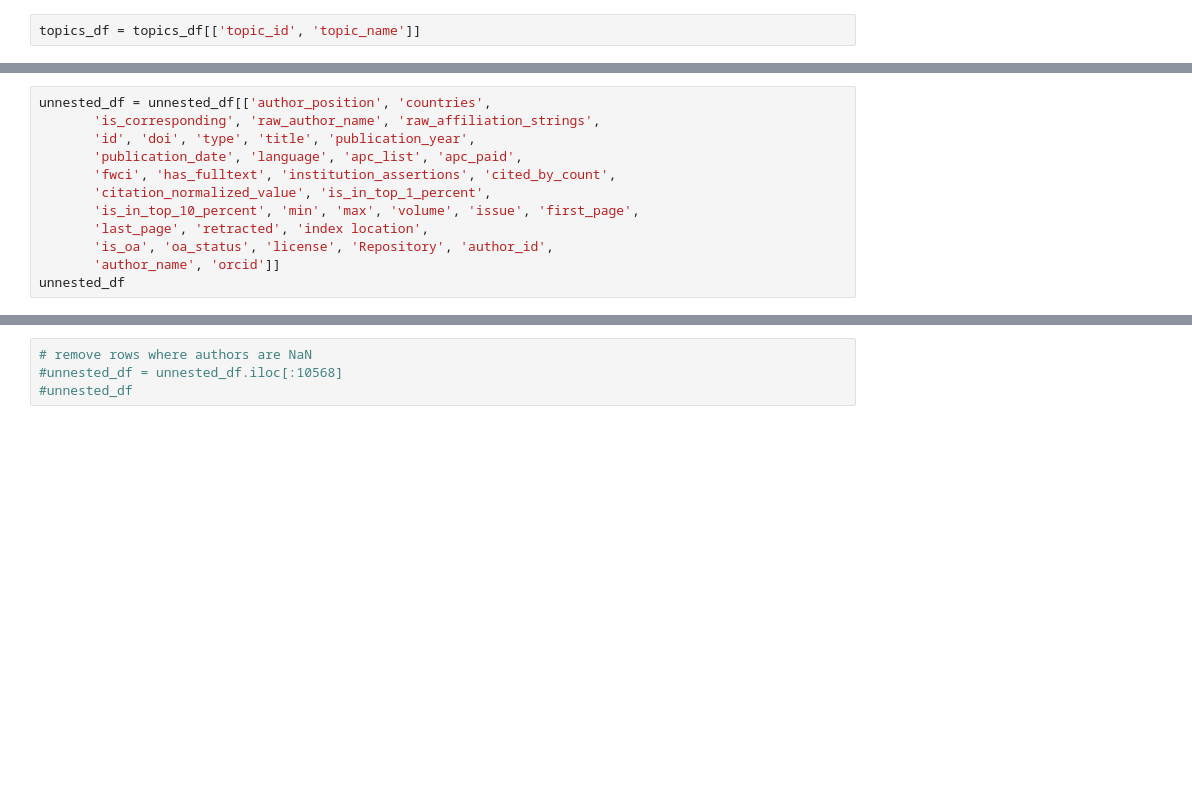
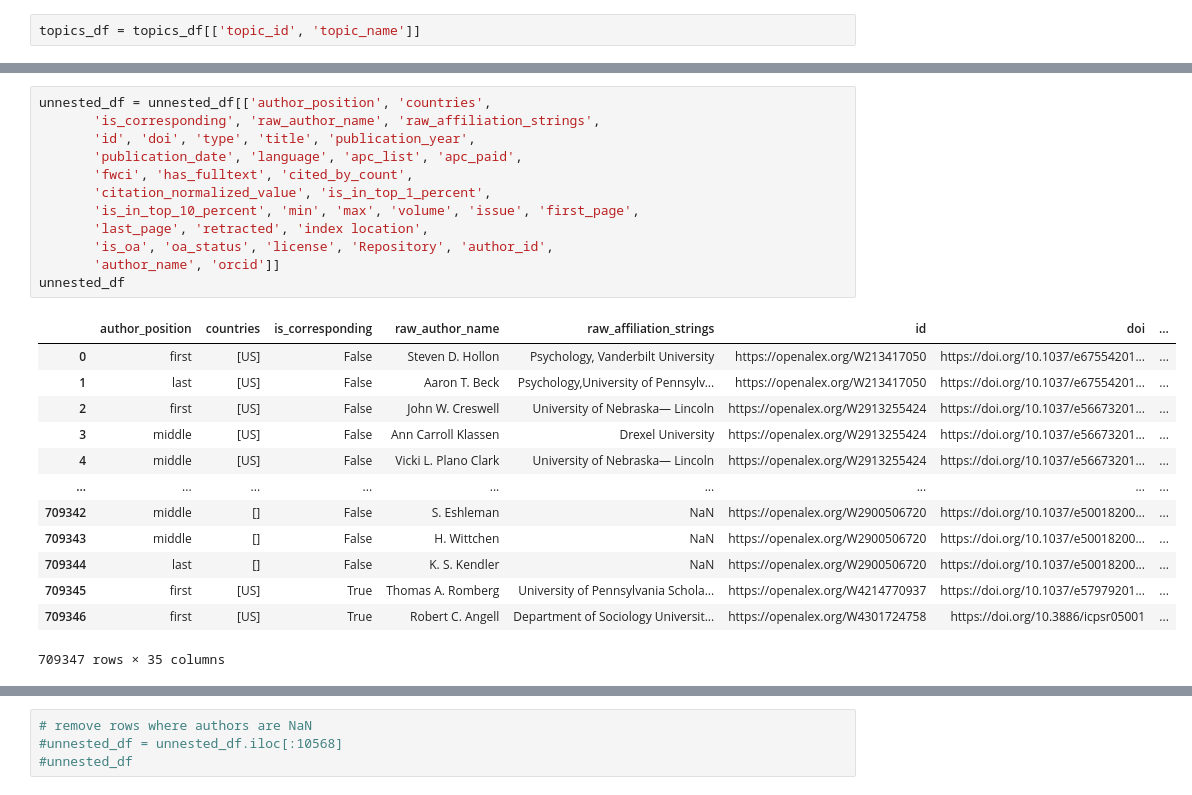
Before and after one commit to senderrr/OpenAlex, a Jupyter notebook: OpenAlex.ipynb, the cells around one changed output, grey strips where cells are left out. Drawn from its saved outputs; the diff is of its cells as text; blank space fills up the shorter version.

```diff
--- a/OpenAlex.ipynb
+++ b/OpenAlex.ipynb
@@ -267,15 +525,29 @@ unnested_df.columns
 # %%
 unnested_df = unnested_df[['author_position', 'countries',
        'is_corresponding', 'raw_author_name', 'raw_affiliation_strings',
        'id', 'doi', 'type', 'title', 'publication_year',
        'publication_date', 'language', 'apc_list', 'apc_paid',
-       'fwci', 'has_fulltext', 'institution_assertions', 'cited_by_count',
+       'fwci', 'has_fulltext', 'cited_by_count',
        'citation_normalized_value', 'is_in_top_1_percent',
        'is_in_top_10_percent', 'min', 'max', 'volume', 'issue', 'first_page',
        'last_page', 'retracted', 'index location',
        'is_oa', 'oa_status', 'license', 'Repository', 'author_id',
        'author_name', 'orcid']]
 unnested_df
+# %% [output]
+|  | author_position | countries | is_corresponding | raw_author_name | raw_affiliation_strings | id | doi | ... |
+| 0 | first | [US] | False | Steven D. Hollon | Psychology, Vanderbilt University | https://openalex.org/W213417050 | https://doi.org/10.1037/e67554201... | ... |
+| 1 | last | [US] | False | Aaron T. Beck | Psychology,University of Pennsylv... | https://openalex.org/W213417050 | https://doi.org/10.1037/e67554201... | ... |
+| 2 | first | [US] | False | John W. Creswell | University of Nebraska— Lincoln | https://openalex.org/W2913255424 | https://doi.org/10.1037/e56673201... | ... |
+| 3 | middle | [US] | False | Ann Carroll Klassen | Drexel University | https://openalex.org/W2913255424 | https://doi.org/10.1037/e56673201... | ... |
+| 4 | middle | [US] | False | Vicki L. Plano Clark | University of Nebraska— Lincoln | https://openalex.org/W2913255424 | https://doi.org/10.1037/e56673201... | ... |
+| ... | ... | ... | ... | ... | ... | ... | ... | ... |
+| 709342 | middle | [] | False | S. Eshleman | NaN | https://openalex.org/W2900506720 | https://doi.org/10.1037/e50018200... | ... |
+| 709343 | middle | [] | False | H. Wittchen | NaN | https://openalex.org/W2900506720 | https://doi.org/10.1037/e50018200... | ... |
+| 709344 | last | [] | False | K. S. Kendler | NaN | https://openalex.org/W2900506720 | https://doi.org/10.1037/e50018200... | ... |
+| 709345 | first | [US] | True | Thomas A. Romberg | University of Pennsylvania Schola... | https://openalex.org/W4214770937 | https://doi.org/10.1037/e57979201... | ... |
+| 709346 | first | [US] | True | Robert C. Angell | Department of Sociology Universit... | https://openalex.org/W4301724758 | https://doi.org/10.3886/icpsr05001 | ... |
+709347 rows × 35 columns
 # %%
 unnested_df = pd.concat([unnested_df, merged_df], axis=1)
 unnested_df
```
Also changed, not shown: parts of 27 cells of this notebook, 1 other file.
